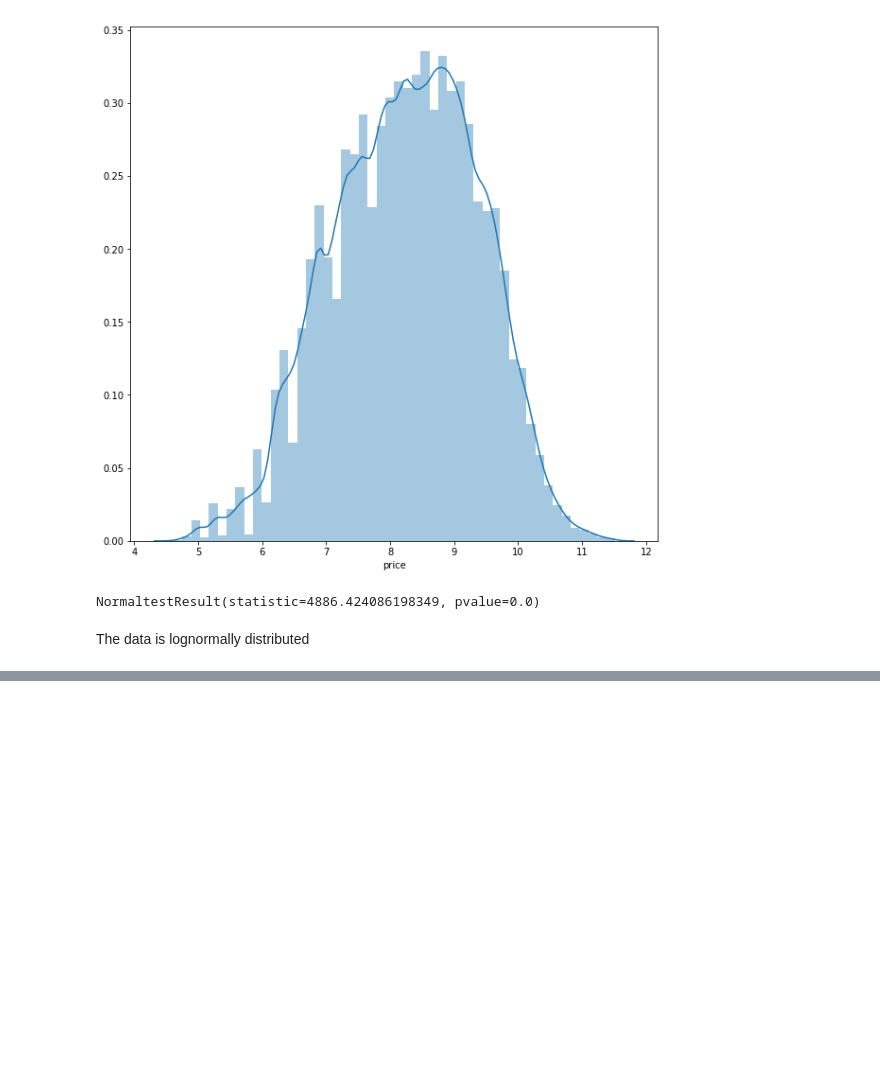
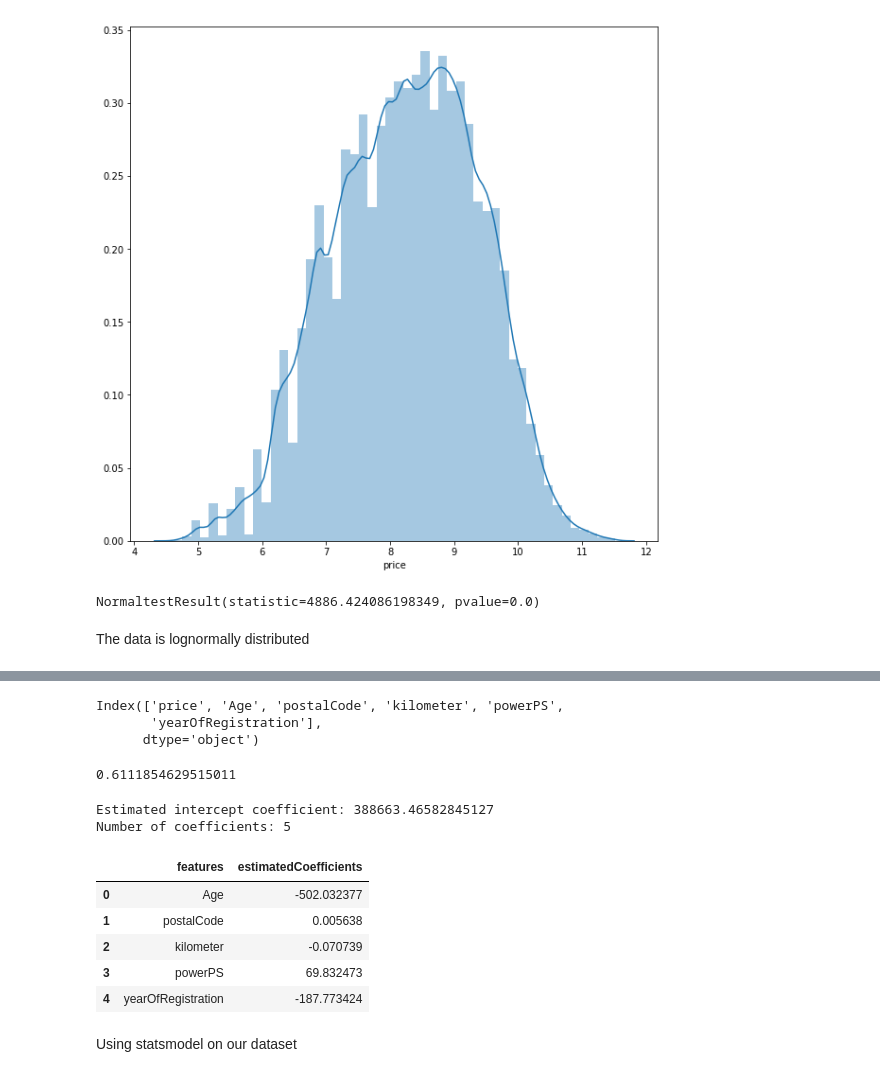
Before and after one commit to kaganilter/PROJECTS, a Jupyter notebook: CAPSTONE PROJECT1/CAPSTONE PROJECT1_MILESTONE REPORT.ipynb, the cells around one changed output, grey strips where cells are left out. Cells and saved outputs as stored; diff of their text form; code cells hidden in the pictures; blank space fills up the shorter version.

```diff
--- a/CAPSTONE PROJECT1/CAPSTONE PROJECT1_MILESTONE REPORT.ipynb
+++ b/CAPSTONE PROJECT1/CAPSTONE PROJECT1_MILESTONE REPORT.ipynb
@@ -605,0 +634,35 @@ The data is lognormally distributed
+# %%
+numeric_cols=['price','Age','postalCode','kilometer','powerPS','yearOfRegistration']
+# %%
+from sklearn.model_selection import train_test_split
+df_Numeric = df[numeric_cols]
+print(df_Numeric.columns)
+X_train, X_test, y_train, y_test = train_test_split(df_Numeric.drop('price',axis=1),
+                                                    df_Numeric.price, test_size = 0.3, random_state=42)
+# %% [output]
+Index(['price', 'Age', 'postalCode', 'kilometer', 'powerPS',
+       'yearOfRegistration'],
+      dtype='object')
+# %%
+from sklearn.linear_model import LinearRegression
+from sklearn.model_selection import cross_val_score
+lireg=LinearRegression()
+lireg.fit(X_train, y_train)
+print(lireg.score(X_test,y_test))
+# %% [output]
+0.6111854629515011
+# %%
+print('Estimated intercept coefficient: {}'.format(lireg.intercept_))
+print('Number of coefficients: {}'.format(len(lireg.coef_)))
+pd.DataFrame({'features': X_train.columns, 'estimatedCoefficients': lireg.coef_})[['features', 'estimatedCoefficients']]
+# %% [output]
+Estimated intercept coefficient: 388663.46582845127
+Number of coefficients: 5
+|  | features | estimatedCoefficients |
+| 0 | Age | -502.032377 |
+| 1 | postalCode | 0.005638 |
+| 2 | kilometer | -0.070739 |
+| 3 | powerPS | 69.832473 |
+| 4 | yearOfRegistration | -187.773424 |
+# %% [markdown]
+Using statsmodel on our dataset
```
Also changed, not shown: parts of 6 cells of this notebook.
